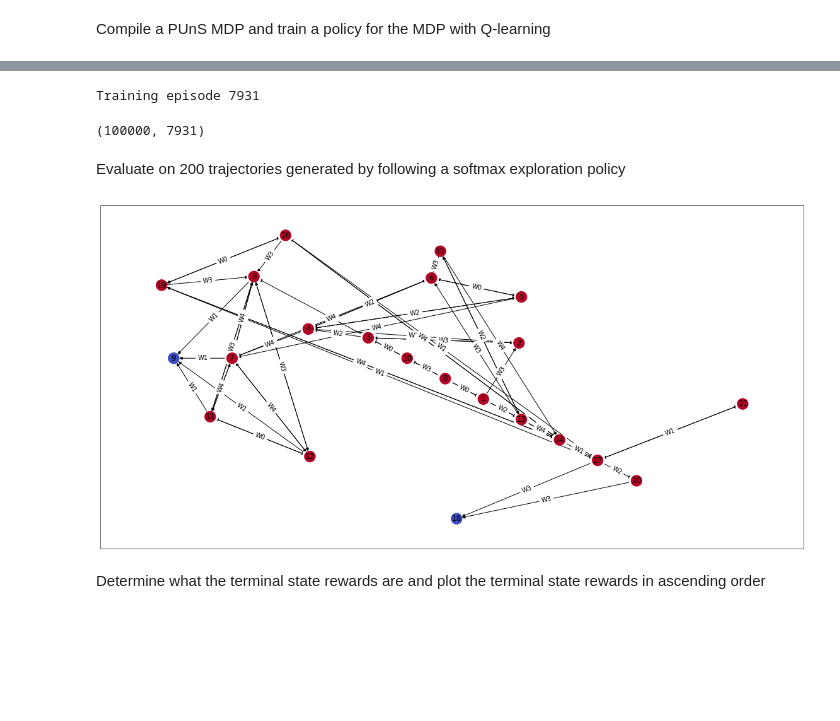
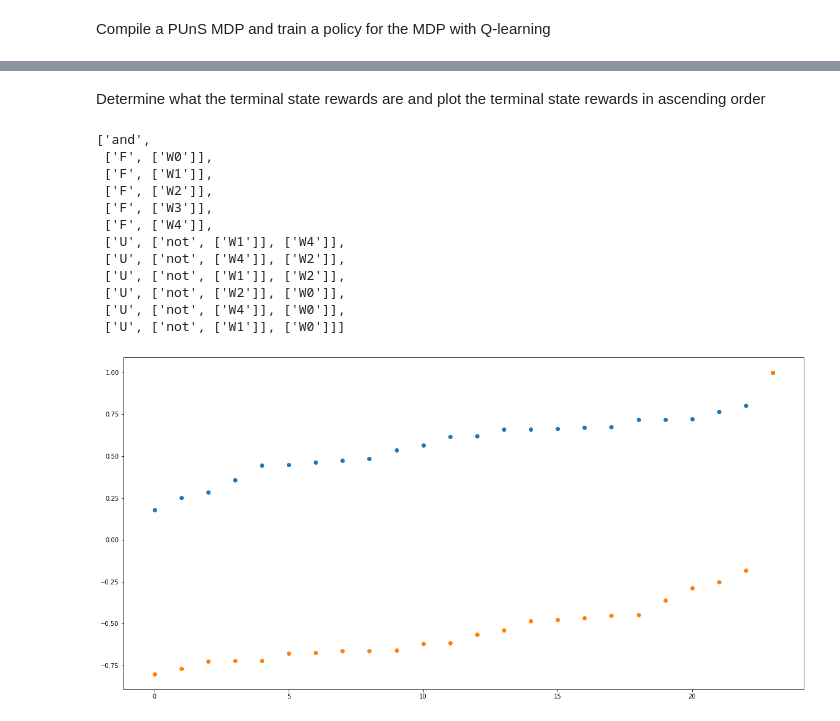
Before and after one commit to interactive-robotics/Personal_AJShah, a Jupyter notebook: ActiveQuerying/LFD_ActiveLearning_Pipeline.ipynb, the cells around one changed output, grey strips where cells are left out. Saved outputs shown, nothing was run; the diff lists cells and outputs as text; code cells hidden in the pictures; blank space fills up the shorter version.

```diff
--- a/ActiveQuerying/LFD_ActiveLearning_Pipeline.ipynb
+++ b/ActiveQuerying/LFD_ActiveLearning_Pipeline.ipynb
@@ -30,16 +36,22 @@ MDP = CreateSpecMDP(spec_file, n_threats=0, n_waypoints=5)
-# %%
-QAgent = QLearningAgent(MDP)
-QAgent.explore(episode_limit = 10000, action_limit = 100000, verbose = True)
-# %% [output]
-Training episode 7931
-(100000, 7931)
-# %% [markdown]
-Evaluate on 200 trajectories generated by following a softmax exploration policy
-# %%
-eval_agent = ExplorerAgent(MDP, input_policy=QAgent.create_learned_softmax_policy(0.05))
-eval_agent.explore(episode_limit = 200)
-col = eval_agent.visualize_exploration(prog='twopi')
-# %% [output]
-[figure, removed]
 # %% [markdown]
 Determine what the terminal state rewards are and plot the terminal state rewards in ascending order
+# %%
+specification_fsm = MDP.specification_fsm
+rewards = [specification_fsm.reward_function(state) for state in specification_fsm.terminal_states]
+plt.plot(np.sort(np.abs(rewards)),'o')
+plt.plot(np.sort(rewards),'o')
+specification_fsm._formulas[0]
+# %% [output]
+['and',
+ ['F', ['W0']],
+ ['F', ['W1']],
+ ['F', ['W2']],
+ ['F', ['W3']],
+ ['F', ['W4']],
+ ['U', ['not', ['W1']], ['W4']],
+ ['U', ['not', ['W4']], ['W2']],
+ ['U', ['not', ['W1']], ['W2']],
+ ['U', ['not', ['W2']], ['W0']],
+ ['U', ['not', ['W4']], ['W0']],
+ ['U', ['not', ['W1']], ['W0']]]
+[figure, added]
```
Also changed, not shown: parts of 36 cells of this notebook, 25 other files.
